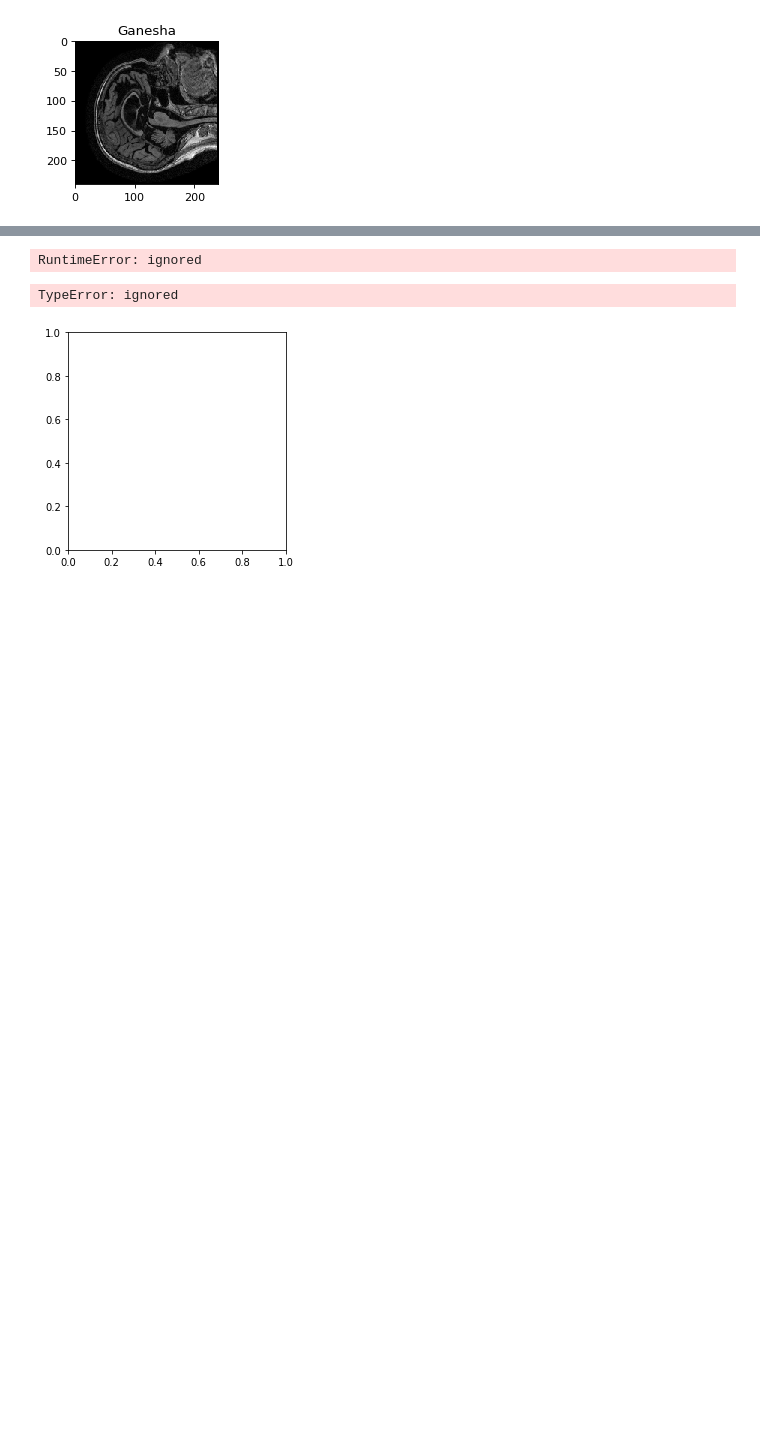
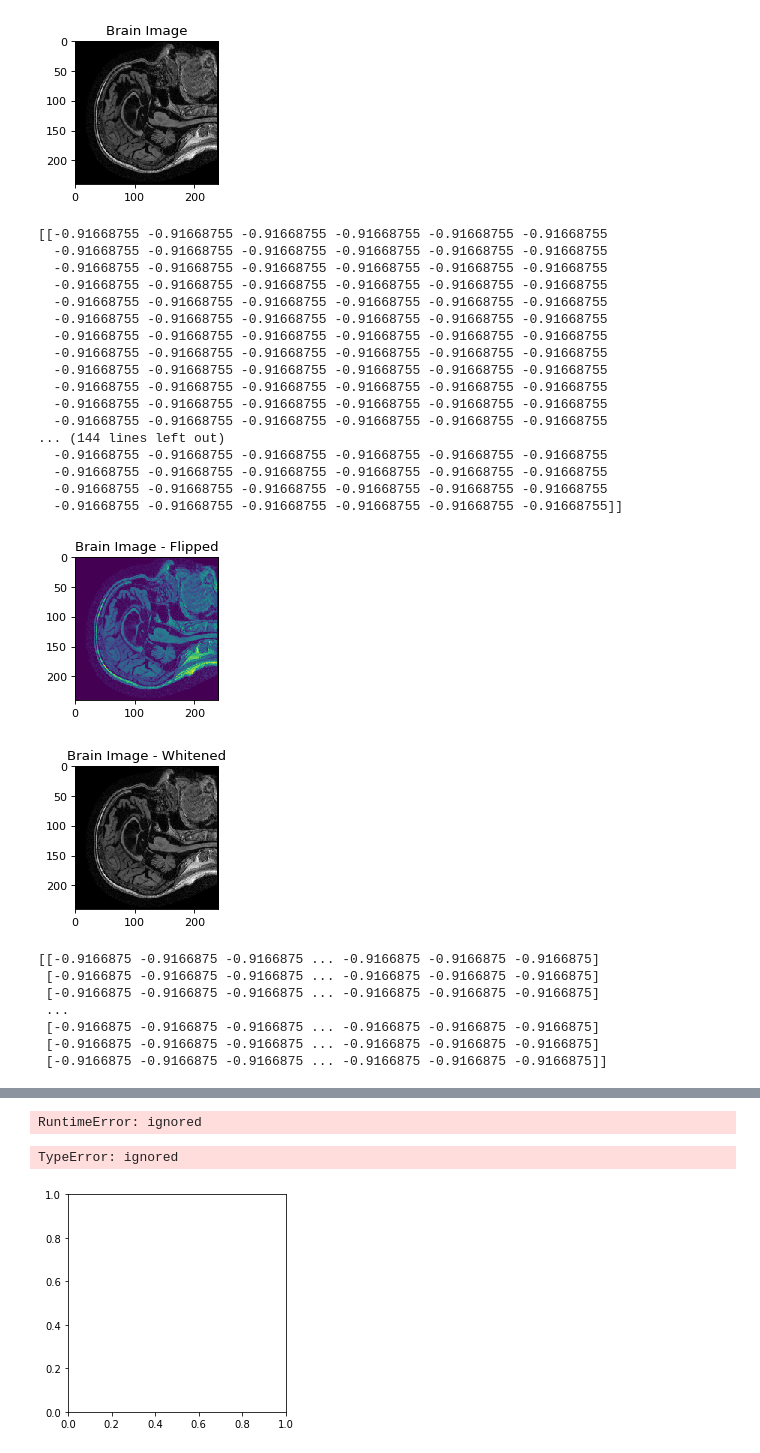
Before and after one commit to kavithabakshi/ADNI, a Jupyter notebook: ADNI.ipynb, the cells around one changed output, grey strips where cells are left out. Cells and saved outputs as stored; diff of their text form; code cells hidden in the pictures; blank space fills up the shorter version.

```diff
--- a/ADNI.ipynb
+++ b/ADNI.ipynb
@@ -72,34 +94,87 @@ print(t1.shape)
 1JWZGDUIC6JGNG8s6NuRPNk534Qpr2Dru
 (160, 192, 192)
 # %%
-title="Ganesha"
+title="Brain Image"
 margin=0.05
 dpi=80
 spacing = sitk_t1.GetSpacing()
 if t1.ndim == 3:
         # fastest dim, either component or x
         c = t1.shape[-1]
 
         # if the number of components is 3 or 4 consider it an RGB image
         if not c in (3,4):
             t1 = t1[t1.shape[0]//2,:,:]
 
         elif t1.ndim == 4:
             c = t1.shape[-1]
             # take a z-slice
             t1 = t1[t1.shape[0]//2,:,:,:]
 
 
 xsize = t1.shape[1]
 ysize = t1.shape[0]
 
 figsize = (1 + margin) * xsize / dpi, (1 + margin) * ysize / dpi
 plt.figure(figsize=figsize, dpi=dpi, tight_layout=True)
 ax = plt.gca()
 extent = (0, xsize * spacing[0], ysize * spacing[1], 0)
 t = ax.imshow(t1, extent=extent, interpolation=None)
 t.set_cmap("gray")
 plt.title(title)
 plt.show()
+#print(t1[0:5])
+t1_flipped = flip(t1.copy(), axis=1)
+plt.figure(figsize=figsize, dpi=dpi, tight_layout=True)
+ax = plt.gca()
+extent = (0, xsize * spacing[0], ysize * spacing[1], 0)
+tflip = ax.imshow(t1_flipped, extent=extent, interpolation=None)
+#t.set_cmap("gray")
+plt.title("Brain Image - Flipped")
+plt.show()
+t1 = whitening(t1)
+plt.figure(figsize=figsize, dpi=dpi, tight_layout=True)
+ax = plt.gca()
+extent = (0, xsize * spacing[0], ysize * spacing[1], 0)
+t = ax.imshow(t1, extent=extent, interpolation=None)
+t.set_cmap("gray")
+plt.title("Brain Image - Whitened")
+plt.show()
+#print(t1)
+t1_normalized = normalise_zero_one(t1)
+plt.figure(figsize=figsize, dpi=dpi, tight_layout=True)
+ax = plt.gca()
+extent = (0, xsize * spacing[0], ysize * spacing[1], 0)
+t = ax.imshow(t1_normalized, extent=extent, interpolation=None)
+t.set_cmap("gray")
+plt.title("Brain Image - Normalized")
+plt.show()
+#print(t1)
 # %% [output]
-[figure, old version]
+[figure, new version]
+[[-0.91668755 -0.91668755 -0.91668755 -0.91668755 -0.91668755 -0.91668755
+  -0.91668755 -0.91668755 -0.91668755 -0.91668755 -0.91668755 -0.91668755
+  -0.91668755 -0.91668755 -0.91668755 -0.91668755 -0.91668755 -0.91668755
+  -0.91668755 -0.91668755 -0.91668755 -0.91668755 -0.91668755 -0.91668755
+  -0.91668755 -0.91668755 -0.91668755 -0.91668755 -0.91668755 -0.91668755
+  -0.91668755 -0.91668755 -0.91668755 -0.91668755 -0.91668755 -0.91668755
+  -0.91668755 -0.91668755 -0.91668755 -0.91668755 -0.91668755 -0.91668755
+  -0.91668755 -0.91668755 -0.91668755 -0.91668755 -0.91668755 -0.91668755
+  -0.91668755 -0.91668755 -0.91668755 -0.91668755 -0.91668755 -0.91668755
+  -0.91668755 -0.91668755 -0.91668755 -0.91668755 -0.91668755 -0.91668755
+  -0.91668755 -0.91668755 -0.91668755 -0.91668755 -0.91668755 -0.91668755
+  -0.91668755 -0.91668755 -0.91668755 -0.91668755 -0.91668755 -0.91668755
+... (144 lines left out)
+  -0.91668755 -0.91668755 -0.91668755 -0.91668755 -0.91668755 -0.91668755
+  -0.91668755 -0.91668755 -0.91668755 -0.91668755 -0.91668755 -0.91668755
+  -0.91668755 -0.91668755 -0.91668755 -0.91668755 -0.91668755 -0.91668755
+  -0.91668755 -0.91668755 -0.91668755 -0.91668755 -0.91668755 -0.91668755]]
+[figure, added]
+[figure, added]
+[[-0.9166875 -0.9166875 -0.9166875 ... -0.9166875 -0.9166875 -0.9166875]
+ [-0.9166875 -0.9166875 -0.9166875 ... -0.9166875 -0.9166875 -0.9166875]
+ [-0.9166875 -0.9166875 -0.9166875 ... -0.9166875 -0.9166875 -0.9166875]
+ ...
+ [-0.9166875 -0.9166875 -0.9166875 ... -0.9166875 -0.9166875 -0.9166875]
+ [-0.9166875 -0.9166875 -0.9166875 ... -0.9166875 -0.9166875 -0.9166875]
+ [-0.9166875 -0.9166875 -0.9166875 ... -0.9166875 -0.9166875 -0.9166875]]
```
Also changed, not shown: parts of 6 cells of this notebook.
